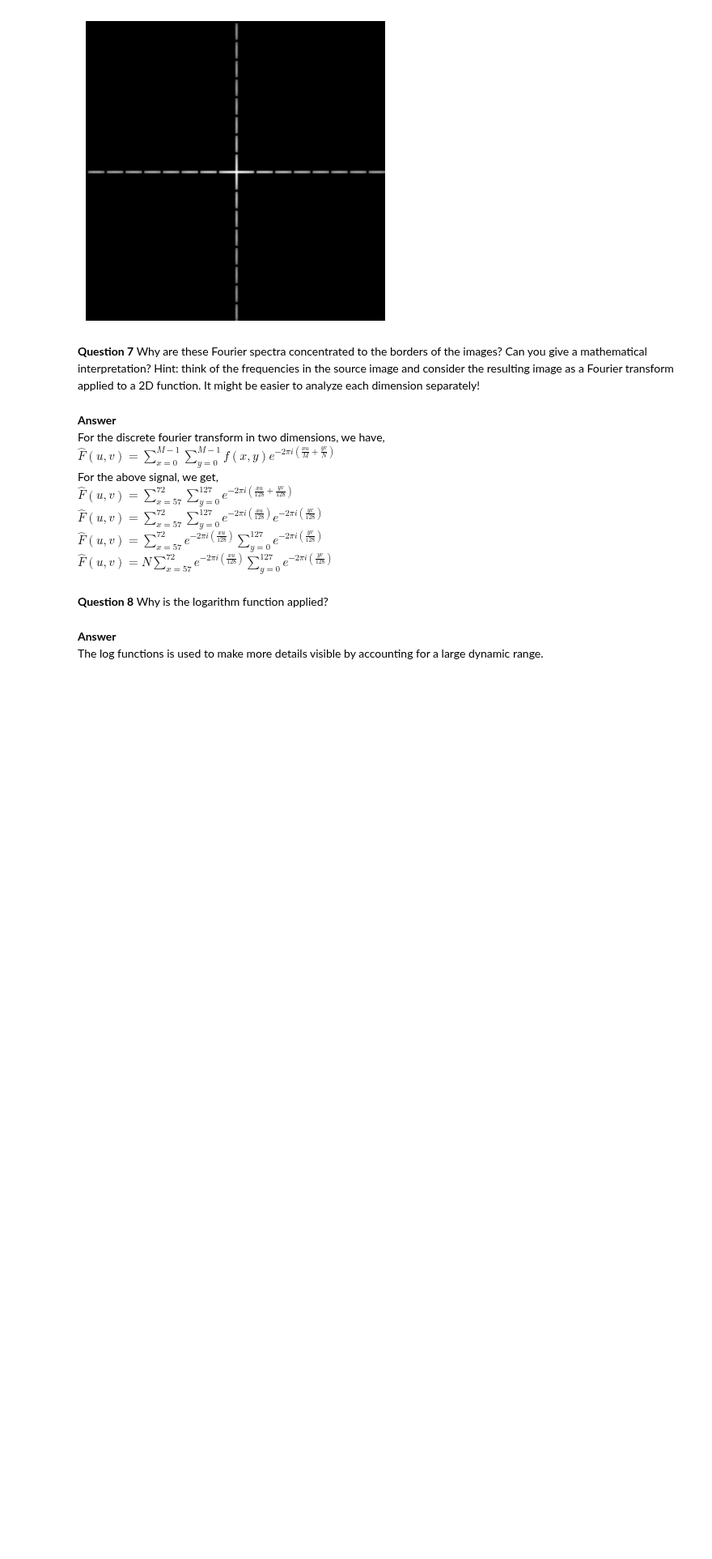
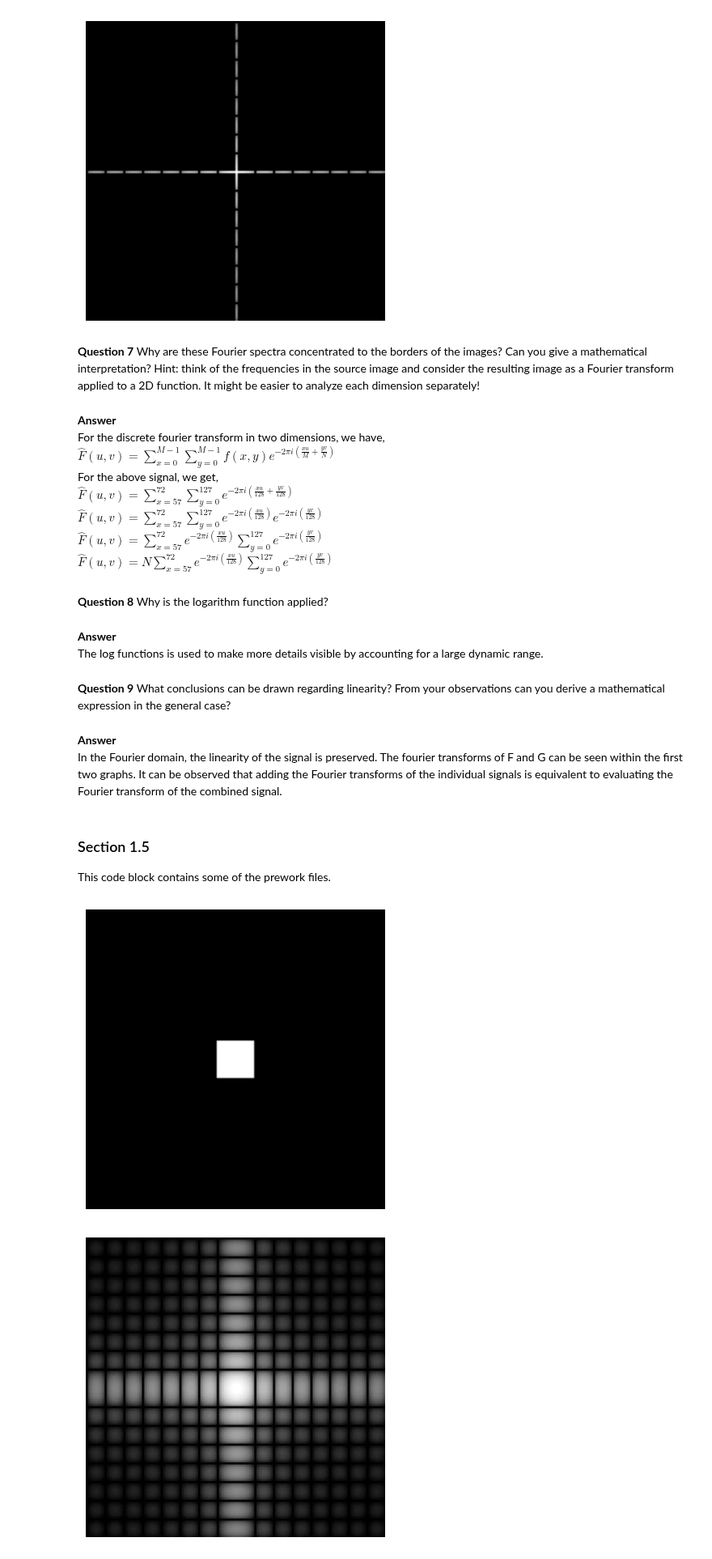
Before and after one commit to RakinAli/Computer-Vision-course, a Jupyter notebook: Labs/Lab 1/Karen/karen.ipynb, the cells around one changed output. Shown at 81% size. Saved outputs shown, nothing was run; the diff lists cells and outputs as text; code cells hidden in the pictures; blank space fills up the shorter version.

Commit message:
Added up till question 12

```diff
--- a/Labs/Lab 1/Karen/karen.ipynb
+++ b/Labs/Lab 1/Karen/karen.ipynb
@@ -202,3 +202,22 @@ $\hat{F}(u,v) = N\sum_{x=57}^{72}e^{-2{\pi}i(\frac{xu}{128})}\sum_{y=0}^{127}e^{
 # %% [markdown]
 **Answer** <br>
 The log functions is used to make more details visible by accounting for a large dynamic range.
+# %% [markdown]
+**Question 9** What conclusions can be drawn regarding linearity? From your observations can you
+derive a mathematical expression in the general case?
+# %% [markdown]
+**Answer** <br>
+In the Fourier domain, the linearity of the signal is preserved. The fourier transforms of F and G can be seen within the first two graphs. It can be observed that adding the Fourier transforms of the individual signals is equivalent to evaluating the Fourier transform of the combined signal.
+# %% [markdown]
+### Section 1.5
+
+This code block contains some of the prework files.
+# %%
+F = np.concatenate([np.zeros((56,128)), np.ones((16,128)), np.zeros((56,128))])
+G = F.T
+
+showgrey(F*G)
+showfs(fft2(F*G))
+# %% [output]
+[figure, added]
+[figure, added]
```
Also changed, not shown: parts of 10 cells of this notebook.
